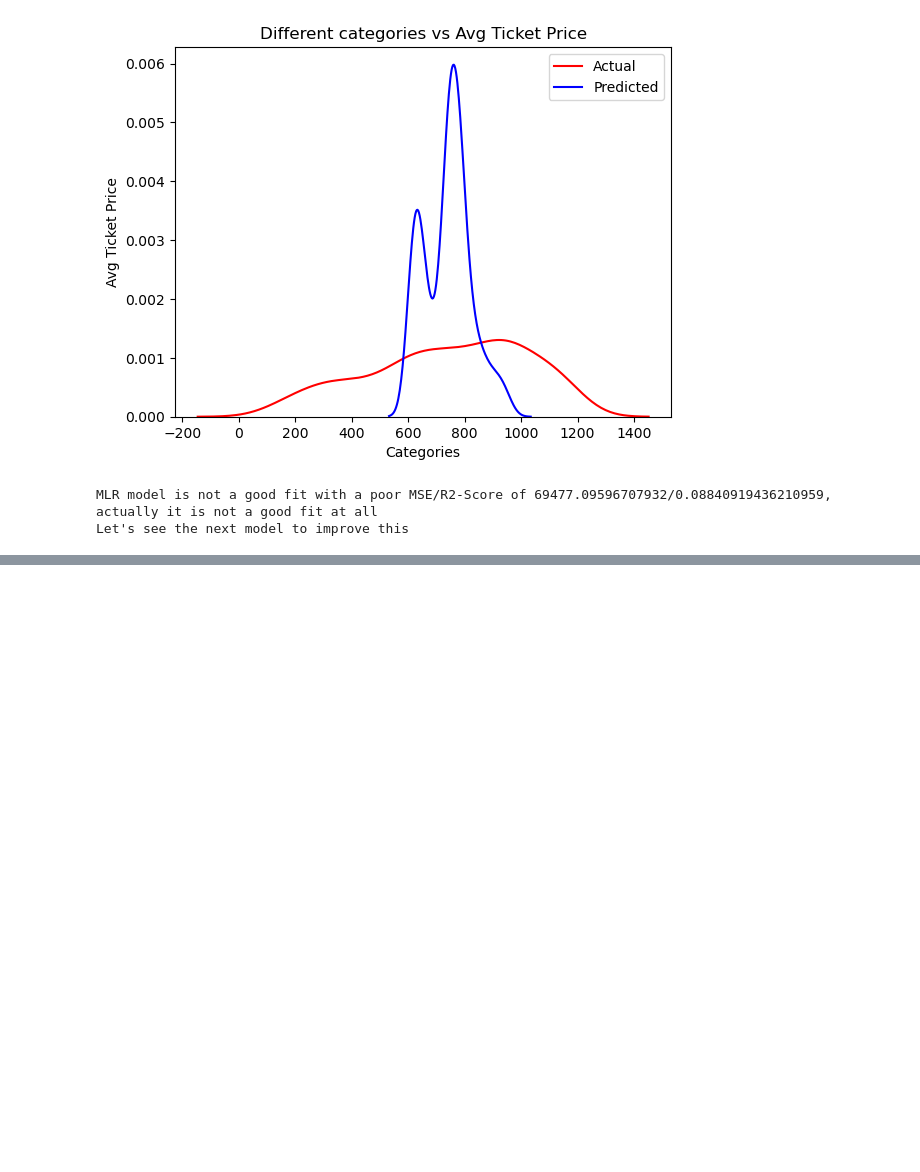
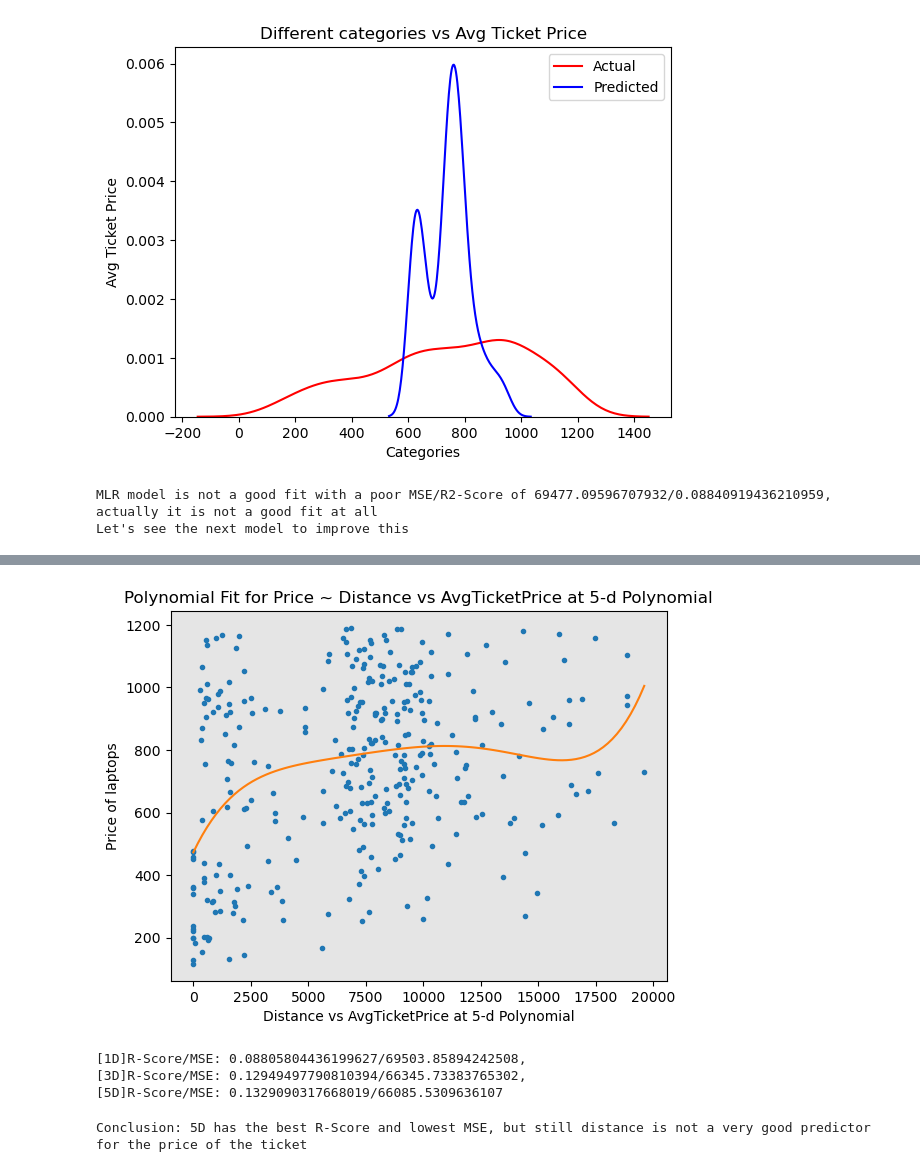
Before and after one commit to isaacchook/datascience, a Jupyter notebook: linear_regression.ipynb, the cells around one changed output, grey strips where cells are left out. Saved outputs shown, nothing was run; the diff lists cells and outputs as text; code cells hidden in the pictures; blank space fills up the shorter version.

```diff
--- a/linear_regression.ipynb
+++ b/linear_regression.ipynb
@@ -169,0 +212,22 @@ Let's see the next model to improve this
+# %%
+PlotPolly(p5, X,Y,'Distance vs AvgTicketPrice at 5-d Polynomial')
+# %% [output]
+[figure, added]
+# %%
+#It looks better, but let's check their correlation. I think it should be better than SLR, but still not a very good model
+r2_1 = r2_score(Y,p1(X))
+mse_1 = mean_squared_error(Y,p1(X))
+r2_3 = r2_score(Y,p3(X))
+mse_3 = mean_squared_error(Y,p3(X))
+r2_5 = r2_score(Y,p5(X))
+mse_5 = mean_squared_error(Y,p5(X))
+
+print(f'[1D]R-Score/MSE: {r2_1}/{mse_1}, \n[3D]R-Score/MSE: {r2_3}/{mse_3}, \n[5D]R-Score/MSE: {r2_5}/{mse_5}')
+# %% [output]
+[1D]R-Score/MSE: 0.08805804436199627/69503.85894242508,
+[3D]R-Score/MSE: 0.12949497790810394/66345.73383765302,
+[5D]R-Score/MSE: 0.1329090317668019/66085.5309636107
+# %%
+print("Conclusion: 5D has the best R-Score and lowest MSE, but still distance is not a very good predictor for the price of the ticket")
+# %% [output]
+Conclusion: 5D has the best R-Score and lowest MSE, but still distance is not a very good predictor for the price of the ticket
```
Also changed, not shown: parts of 5 cells of this notebook.
